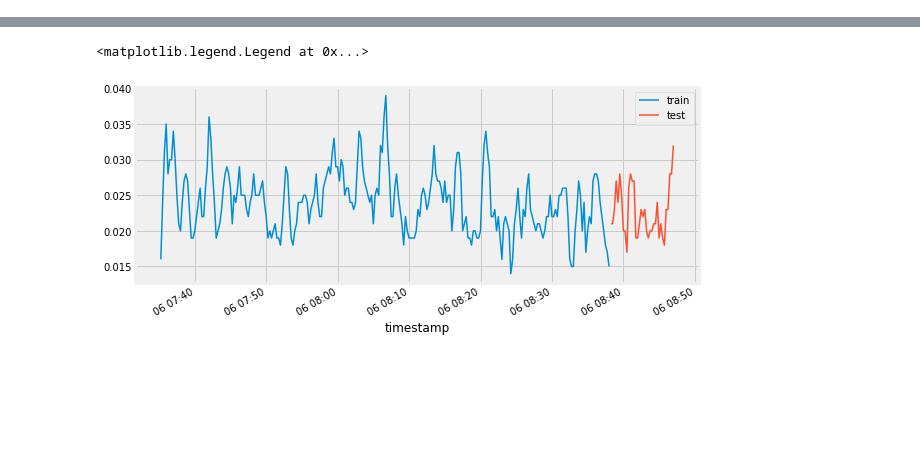
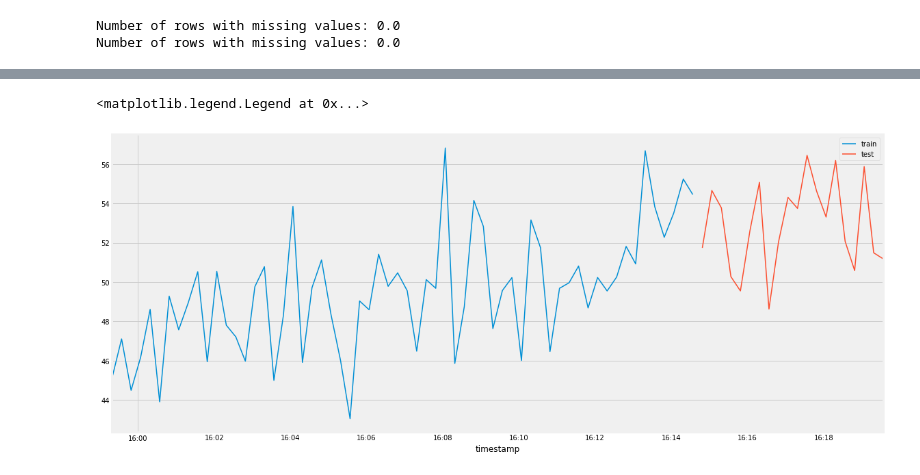
Before and after one commit to BureauTech/BTAlert-AI, a Jupyter notebook: src/scripts/ia.ipynb, the cells around one changed output, grey strips where cells are left out. Cells and saved outputs as stored; diff of their text form; code cells hidden in the pictures; blank space fills up the shorter version.

```diff
--- a/src/scripts/ia.ipynb
+++ b/src/scripts/ia.ipynb
@@ -17,5 +37,13 @@ True
 # %%
 prom = PrometheusConnect(url=os.getenv('PROMETHEUS_URL'), disable_ssl=True)
 
-start_time = parse_datetime("12h")
-end_time = parse_datetime("9h")
+start_time = parse_datetime("2022-05-07 15:52:32")
+#end_time = parse_datetime("now")
+end_time = parse_datetime("2022-05-07 16:19:36")
+plot_time = str(parse_datetime("30m")).split('.')[0]
+#label_config = {'host': 'localhost'}
+#requests_seconds = MetricSnapshotDataFrame(prom.get_metric_range_data('nginx_vts_server_request_seconds', start_time=start_time, end_time=end_time, label_config=label_config, chunk_size=timedelta(seconds=15)))
+#requests_seconds = MetricSnapshotDataFrame(prom.get_metric_range_data('btalert_requests_per_second', start_time=start_time, end_time=end_time, chunk_size=timedelta(seconds=15)))
+requests_seconds = MetricSnapshotDataFrame(prom.get_metric_range_data('btalert_failed_requests_percent', start_time=start_time, end_time=end_time, chunk_size=timedelta(seconds=15)))
+
+requests_seconds.head()
@@ -22,23 +57,36 @@ end_time = parse_datetime("9h")
 # %%
-requests_seconds = MetricSnapshotDataFrame(prom.get_metric_range_data('nginx_vts_server_request_seconds', start_time=start_time, end_time=end_time, label_config={'host': '172.16.2.108'}, chunk_size=timedelta(seconds=15)))
 
 
 req_dataframe = requests_seconds[['timestamp', 'value']].copy()
 req_dataframe['timestamp'] = [datetime.fromtimestamp(timestamp) for timestamp in req_dataframe['timestamp']]
 req_dataframe['value'] = [float(value) for value in req_dataframe['value']]
 
-req_dataframe = req_dataframe.set_index('timestamp')
-req_dataframe = req_dataframe.asfreq('15S')
+req_dataframe['timestamp'] = req_dataframe['timestamp'].astype('datetime64[s]')
+req_dataframe = req_dataframe.set_index(req_dataframe['timestamp'])
+#req_dataframe = req_dataframe.drop(columns='timestamp')
+
+print(f'Number of rows with missing values: {req_dataframe.isnull().any(axis=1).mean()}')
+req_dataframe = req_dataframe.asfreq(freq='15S', method='bfill')
+print(f'Number of rows with missing values: {req_dataframe.isnull().any(axis=1).mean()}')
+# %% [output]
+Number of rows with missing values: 0.0
+Number of rows with missing values: 0.0
 # %%
-steps = 36 # 36 * 15seg = 9min
+def minutes_to_step(min: int):
+    lags = int((min * 60) / 15)
+    print(lags, 'lags')
+    return lags
+
+steps = minutes_to_step(5) # 120 * 15seg = 30min
+#steps = 8 # 8 * 15seg = 2min
 data_train = req_dataframe[:-steps]
 data_test  = req_dataframe[-steps:]
 
 print(f"Train dates : {data_train.index.min()} --- {data_train.index.max()}  (n={len(data_train)})")
 print(f"Test dates  : {data_test.index.min()} --- {data_test.index.max()}  (n={len(data_test)})")
 
-fig, ax=plt.subplots(figsize=(9, 4))
-data_train['value'].plot(ax=ax, label='train')
-data_test['value'].plot(ax=ax, label='test')
+fig, ax=plt.subplots(figsize=(18, 8))
+data_train[plot_time:]['value'].plot(ax=ax, label='train')
+data_test[plot_time:]['value'].plot(ax=ax, label='test')
 ax.legend()
 # %% [output]
@@ -47,2 +96,2 @@ Test dates  : 2022-05-06 08:38:13.879000 --- 2022-05-06 08:46:58.879000  (n=36)
 <matplotlib.legend.Legend at 0x...>
-[figure, old version]
+[figure, new version]
```
Also changed, not shown: parts of 15 cells of this notebook, 1 other file.
